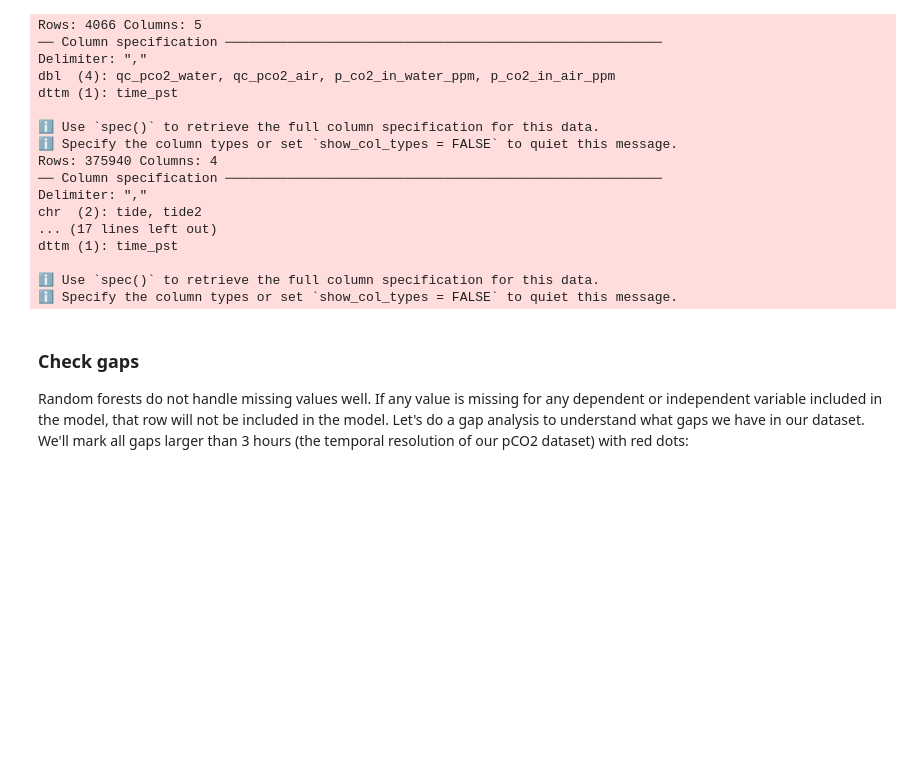
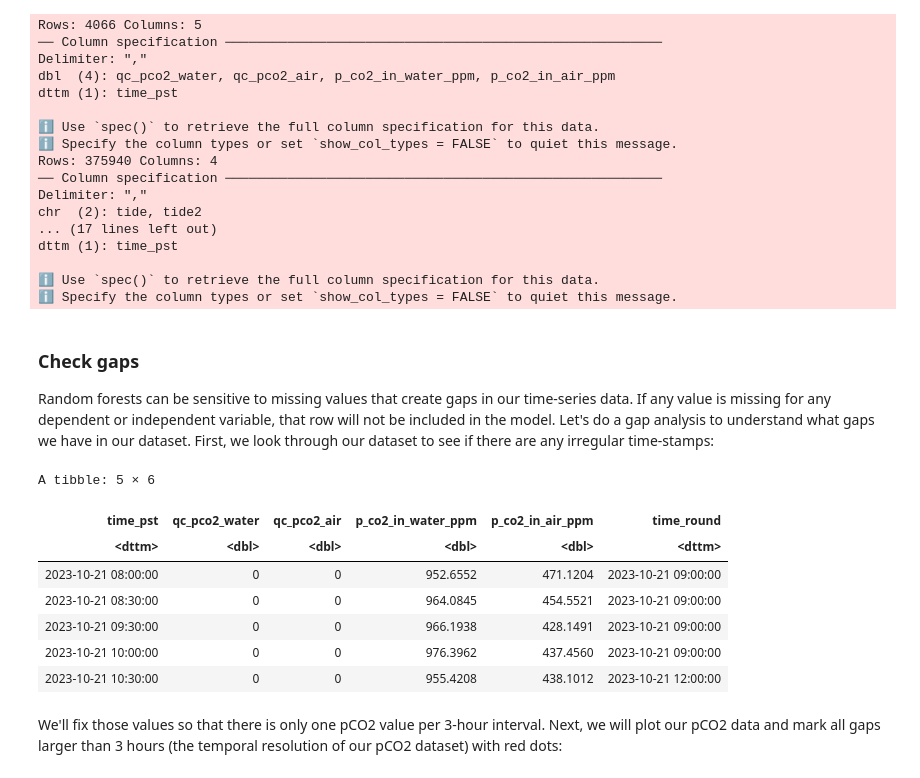
Before and after one commit to MCRLdata-Sandbox/tutorials, a Jupyter notebook: ML_tutorial.ipynb, the cells around one changed output. Drawn from its saved outputs; the diff is of its cells as text; code cells hidden in the pictures; blank space fills up the shorter version.

```diff
--- a/ML_tutorial.ipynb
+++ b/ML_tutorial.ipynb
@@ -91,4 +91,24 @@ dttm (1): time_pst
 # %% [markdown]
 ### Check gaps
 
-Random forests do not handle missing values well. If any value is missing for any dependent or independent variable included in the model, that row will not be included in the model. Let's do a gap analysis to understand what gaps we have in our dataset. We'll mark all gaps larger than 3 hours (the temporal resolution of our pCO2 dataset) with red dots:
+Random forests can be sensitive to missing values that create gaps in our time-series data. If any value is missing for any dependent or independent variable, that row will not be included in the model. Let's do a gap analysis to understand what gaps we have in our dataset. First, we look through our dataset to see if there are any irregular time-stamps:
+# %%
+## For plots, let's set a theme
+theme_set(theme_bw())
+
+## First, we check if all our time-stamps are consistently at 3-hour intervals
+## We see some are not, which we will fix below
+pco2 %>%
+  mutate(time_round = round_date(time_pst, "3 hours")) %>%
+  filter(time_round != time_pst)
+# %% [output]
+A tibble: 5 × 6
+| time_pst | qc_pco2_water | qc_pco2_air | p_co2_in_water_ppm | p_co2_in_air_ppm | time_round |
+| <dttm> | <dbl> | <dbl> | <dbl> | <dbl> | <dttm> |
+| 2023-10-21 08:00:00 | 0 | 0 | 952.6552 | 471.1204 | 2023-10-21 09:00:00 |
+| 2023-10-21 08:30:00 | 0 | 0 | 964.0845 | 454.5521 | 2023-10-21 09:00:00 |
+| 2023-10-21 09:30:00 | 0 | 0 | 966.1938 | 428.1491 | 2023-10-21 09:00:00 |
+| 2023-10-21 10:00:00 | 0 | 0 | 976.3962 | 437.4560 | 2023-10-21 09:00:00 |
+| 2023-10-21 10:30:00 | 0 | 0 | 955.4208 | 438.1012 | 2023-10-21 12:00:00 |
+# %% [markdown]
+We'll fix those values so that there is only one pCO2 value per 3-hour interval. Next, we will plot our pCO2 data and mark all gaps larger than 3 hours (the temporal resolution of our pCO2 dataset) with red dots:
```
Also changed, not shown: parts of 17 cells of this notebook.
